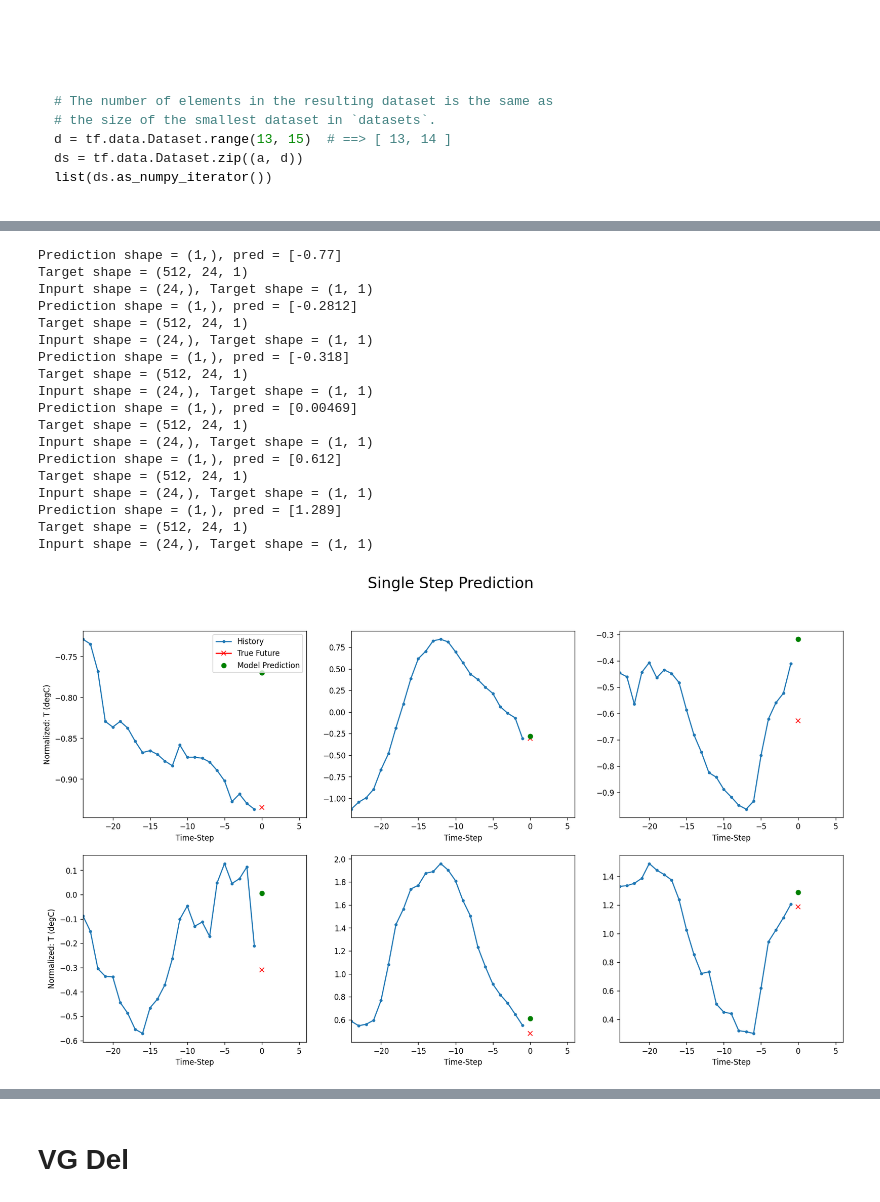
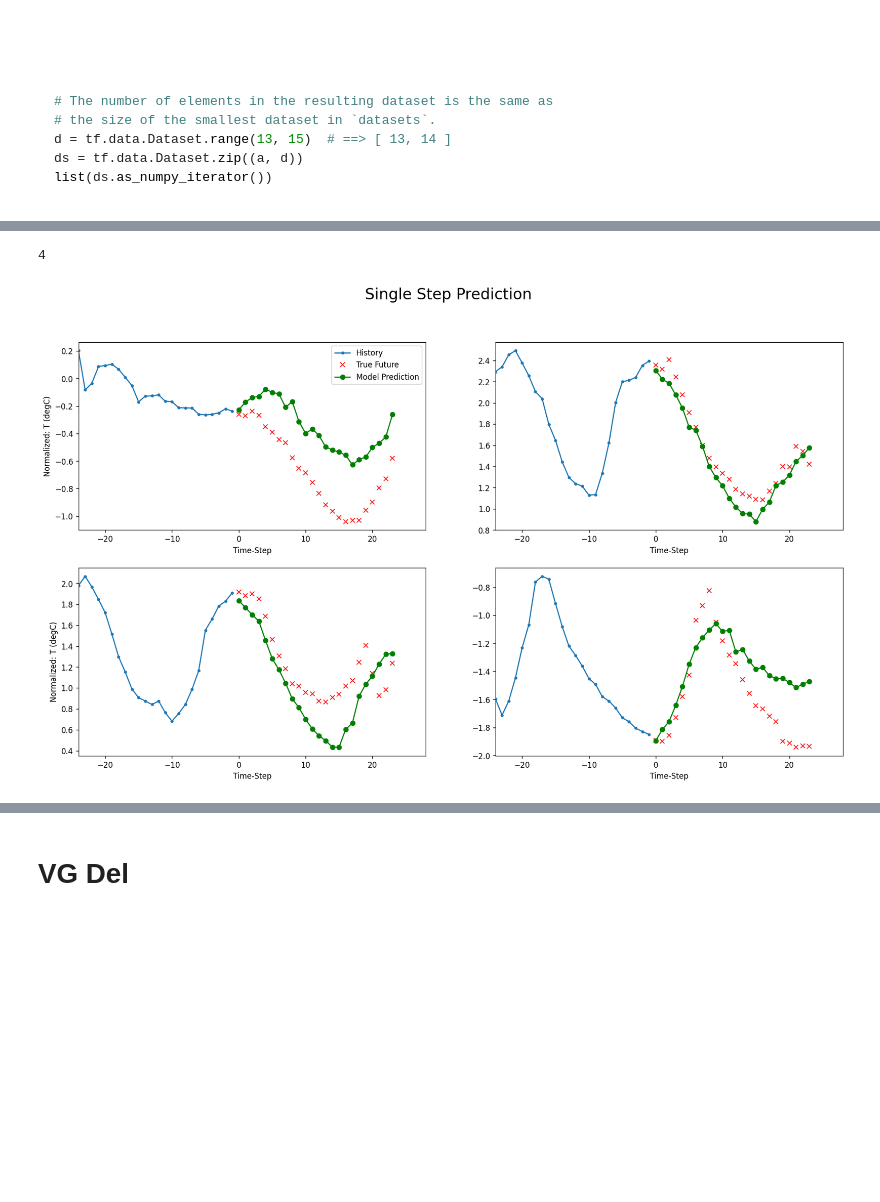
Before and after one commit to Tottowich/AppliedDL-LP4, a Jupyter notebook: 5TF078_Laboration_3_om_Tidsserier_RNN.ipynb, the cells around one changed output, grey strips where cells are left out. Saved outputs shown, nothing was run; the diff lists cells and outputs as text; code cells hidden in the pictures; blank space fills up the shorter version.

```diff
--- a/5TF078_Laboration_3_om_Tidsserier_RNN.ipynb
+++ b/5TF078_Laboration_3_om_Tidsserier_RNN.ipynb
@@ -490,12 +499,13 @@ Number of target features: 1
 # Get a batch and look at the shapes for one of the datasets
 eval_ds = test_ds
 for batch in eval_ds:
-  inputs, targets = batch
-  batchlen = len(inputs)
-  # We here have a batch of seqlen sequences
-  print("Input shape = {0}, Output shape = {1}".format(inputs.shape,targets.shape))
-  input_shape = inputs.shape[1:]
-  break
+    inputs, targets = batch
+    batchlen = len(inputs)
+    # We here have a batch of seqlen sequences
+    print("Input shape = {0}, Output shape = {1}".format(
+        inputs.shape, targets.shape))
+    input_shape = inputs.shape[1:]
+    break
 # Print dataset size
 nobatches = eval_ds.__len__()
 print("No sequences =", nobatches.numpy() * batchlen)
@@ -549,5 +567,6 @@ output = lstm_model_baseline(Input(shape=input_shape))
 Compile and train this model, and then plot the training curves. That is, the following graph shows the baseline LSTM model with a 24 sized(timepoints) array as input and a 1 sized output prediction(next timepoint).
 # %%
 # Compile and train this model
-history_lstm_baseline,lstm_model_baseline = compile_and_fit(lstm_model_baseline, train_ds=train_ds,val_ds=val_ds)
+history_lstm_baseline, lstm_model_baseline = compile_and_fit(
+    lstm_model_baseline, train_ds=train_ds, val_ds=val_ds)
 # %% [output]
@@ -564,9 +592,9 @@ Epoch 5/5
 # %%
 # Evaluate the model.
-test_loss, test_acc = lstm_model_baseline.evaluate(test_ds, verbose=0)
-print('Test accuracy: %.3f' % test_acc)
+test_loss, test_mae = lstm_model_baseline.evaluate(test_ds, verbose=0)
+print('Test MAE: %.3f' % test_mae, 'Test Loss: %.3f' % test_loss)
 
 # Plot the training curves
-pd.DataFrame(history_lstm_baseline.history).plot(figsize=(8,5))
+pd.DataFrame(history_lstm_baseline.history).plot(figsize=(8, 5))
 plt.show()
 # %% [output]
@@ -798,20 +845,17 @@ Test Metric: 0.024
 Pröva även med att ersätta LSTM med GRU (en annan RNN modell) med samma antal noder och lager som för din bästa LSTM modell. Finner du någon skillnad i prestanda, konvergens, tidsåtgång vid träning, eller annat?
 # %%
 # An GRU model: definition, compile and run, evaluate, and compare!
-def gru_model(n_output_steps:int=1)->Model:
+def gru_model(n_output_steps: int = 1) -> Model:
     inputs = Input(input_shape)
     # Shape [batch, time, features] => [batch, time, gru_units]
-    x = GRU(128, return_sequences=True)(inputs)
-    x = GRU(256, return_sequences=True)(x)
-    x = GRU(512, return_sequences=False)(x)
+    x = GRU(64, return_sequences=True)(inputs)
+    x = GRU(64, return_sequences=True, dropout=0.0)(x)
+    x = GRU(64, return_sequences=False, dropout=0.0)(x)
     # Shape => [batch, time, gru_units] => [batch, output_steps*output_features]
-    x = Dense(n_output_steps*num_target_features,activation='linear')(x)
+    x = Dense(n_output_steps*num_target_features, activation='linear')(x)
     # Shape => [batch, output_steps, output_features]
-    if num_target_features > 1:
-        y = Reshape([n_output_steps,num_target_features])(x)
-    else:
-        y = Reshape([n_output_steps])(x)
-    model = Model(inputs=inputs,outputs=y)
+    y = Reshape([n_output_steps, num_target_features])(x)
+    model = Model(inputs=inputs, outputs=y)
     return model
 # %%
 better_gru = gru_model(n_output_steps=1)
@@ -1057,7 +1076,8 @@ Inpurt shape = (24,), Target shape = (24,)
 # %%
 label_width = 24
 shift = 1
-model = lstm_model(label_width)
-model_history, model, model_test_loss, model_test_acc = fit_and_evaluate_model(model,train_ds_24,val_ds_24,test_ds_24,shift=shift)
+model = gru_model(label_width)
+model_history, model, model_test_loss, model_test_acc = fit_and_evaluate_model(
+    model, train_ds_24, val_ds_24, test_ds_24, shift=shift,lci=lci, input_lci=input_lci,epochs=50)
 # %% [output]
 Label index: 0, Input index: 1
@@ -1077,19 +1101,2 @@ Test Metric: 0.035
-Prediction shape = (1,), pred = [-0.77]
-Target shape = (512, 24, 1)
-Inpurt shape = (24,), Target shape = (1, 1)
-Prediction shape = (1,), pred = [-0.2812]
-Target shape = (512, 24, 1)
-Inpurt shape = (24,), Target shape = (1, 1)
-Prediction shape = (1,), pred = [-0.318]
-Target shape = (512, 24, 1)
-Inpurt shape = (24,), Target shape = (1, 1)
-Prediction shape = (1,), pred = [0.00469]
-Target shape = (512, 24, 1)
-Inpurt shape = (24,), Target shape = (1, 1)
-Prediction shape = (1,), pred = [0.612]
-Target shape = (512, 24, 1)
-Inpurt shape = (24,), Target shape = (1, 1)
-Prediction shape = (1,), pred = [1.289]
-Target shape = (512, 24, 1)
-Inpurt shape = (24,), Target shape = (1, 1)
+4
-[figure, old version]
+[figure, new version]
```
Also changed, not shown: parts of 55 cells of this notebook, 1 other file.
